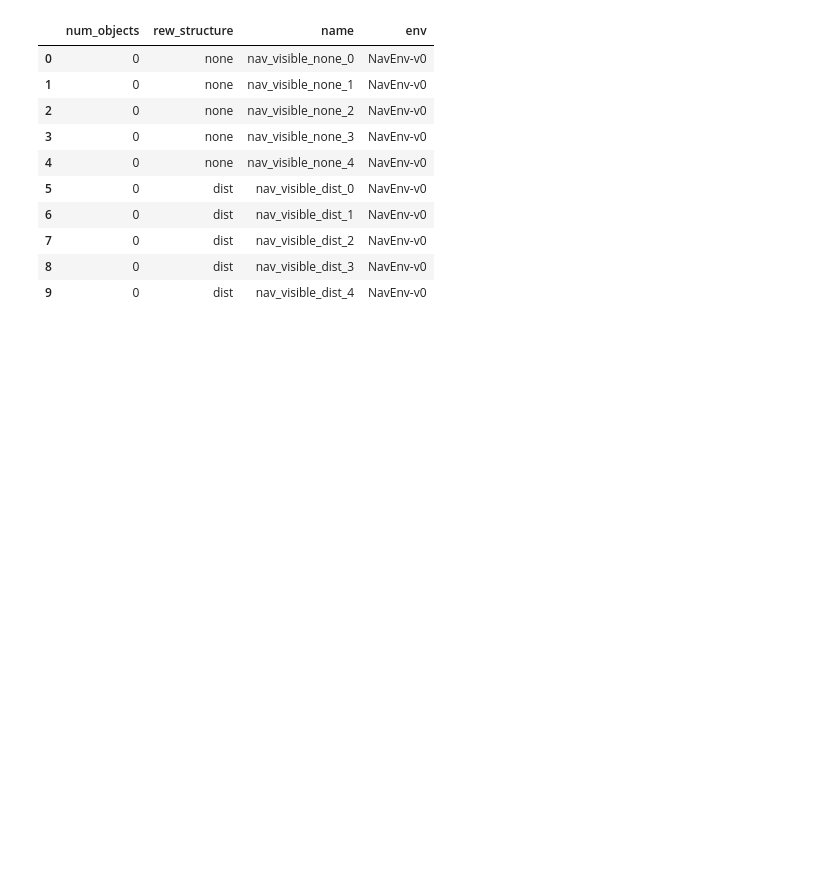
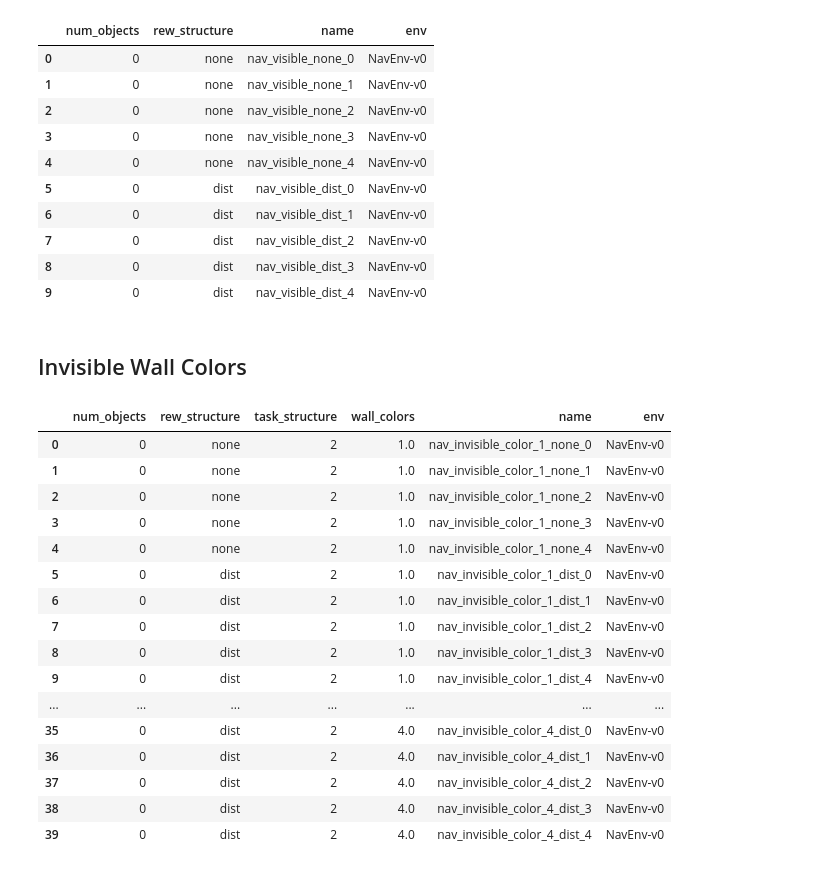
Before and after one commit to liuandrew/training-rl-algo, a Jupyter notebook: write_and_test/write_experiments.ipynb, the cells around one changed output. Cells and saved outputs as stored; diff of their text form; code cells hidden in the pictures; blank space fills up the shorter version.

```diff
--- a/write_and_test/write_experiments.ipynb
+++ b/write_and_test/write_experiments.ipynb
@@ -686,3 +643,60 @@ pd.DataFrame(rows)
 | 7 | 0 | dist | nav_visible_dist_2 | NavEnv-v0 |
 | 8 | 0 | dist | nav_visible_dist_3 | NavEnv-v0 |
 | 9 | 0 | dist | nav_visible_dist_4 | NavEnv-v0 |
+# %% [markdown]
+## Invisible Wall Colors
+# %%
+num_trials = 5
+wall_colors = [1, 2, 2.5, 4]
+shaping = ['none', 'dist']
+rows = []
+for color in wall_colors:
+    for shape in shaping:
+        for i in range(num_trials):
+            exp_name = f'nav_invisible_color_{color}_{shape}_{i}'
+
+            env_kwargs = {'num_objects': 0, 'rew_structure': shape,
+                         'task_structure': 2, 'wall_colors': color}
+            row = env_kwargs.copy()
+            row['name'] = exp_name
+            row['env'] = 'NavEnv-v0'
+
+            rows.append(row)
+            config = {
+                'wandb_project_name': 'Nav_Invisible_Color_Shape',
+                'exp_name': exp_name,
+                'save_name': exp_name,
+                'num_env_steps': 500000,
+                'env_name': 'NavEnv-v0',
+                'algo': 'ppo',
+                'num_mini_batch': 1,
+                'num_processes': 1,
+                'recurrent': True,
+                'no-cuda': True,
+                # 'capture_video': 1,
+                'seed': i,
+                'env_kwargs': env_kwargs
+            }
+
+            pickle.dump(config, open('../experiment_configs/' + exp_name, 'wb'))
+        env_name = f'nav_invisible_color_{color}_{shape}_env'
+        pickle.dump(env_kwargs, open('../experiment_configs/' + env_name, 'wb'))
+pd.DataFrame(rows)
+# %% [output]
+|  | num_objects | rew_structure | task_structure | wall_colors | name | env |
+| 0 | 0 | none | 2 | 1.0 | nav_invisible_color_1_none_0 | NavEnv-v0 |
+| 1 | 0 | none | 2 | 1.0 | nav_invisible_color_1_none_1 | NavEnv-v0 |
+| 2 | 0 | none | 2 | 1.0 | nav_invisible_color_1_none_2 | NavEnv-v0 |
+| 3 | 0 | none | 2 | 1.0 | nav_invisible_color_1_none_3 | NavEnv-v0 |
+| 4 | 0 | none | 2 | 1.0 | nav_invisible_color_1_none_4 | NavEnv-v0 |
+| 5 | 0 | dist | 2 | 1.0 | nav_invisible_color_1_dist_0 | NavEnv-v0 |
+| 6 | 0 | dist | 2 | 1.0 | nav_invisible_color_1_dist_1 | NavEnv-v0 |
+| 7 | 0 | dist | 2 | 1.0 | nav_invisible_color_1_dist_2 | NavEnv-v0 |
+| 8 | 0 | dist | 2 | 1.0 | nav_invisible_color_1_dist_3 | NavEnv-v0 |
+| 9 | 0 | dist | 2 | 1.0 | nav_invisible_color_1_dist_4 | NavEnv-v0 |
+| ... | ... | ... | ... | ... | ... | ... |
+| 35 | 0 | dist | 2 | 4.0 | nav_invisible_color_4_dist_0 | NavEnv-v0 |
+| 36 | 0 | dist | 2 | 4.0 | nav_invisible_color_4_dist_1 | NavEnv-v0 |
+| 37 | 0 | dist | 2 | 4.0 | nav_invisible_color_4_dist_2 | NavEnv-v0 |
+| 38 | 0 | dist | 2 | 4.0 | nav_invisible_color_4_dist_3 | NavEnv-v0 |
+| 39 | 0 | dist | 2 | 4.0 | nav_invisible_color_4_dist_4 | NavEnv-v0 |
```
Also changed, not shown: parts of 2 cells of this notebook, 5 other files.
